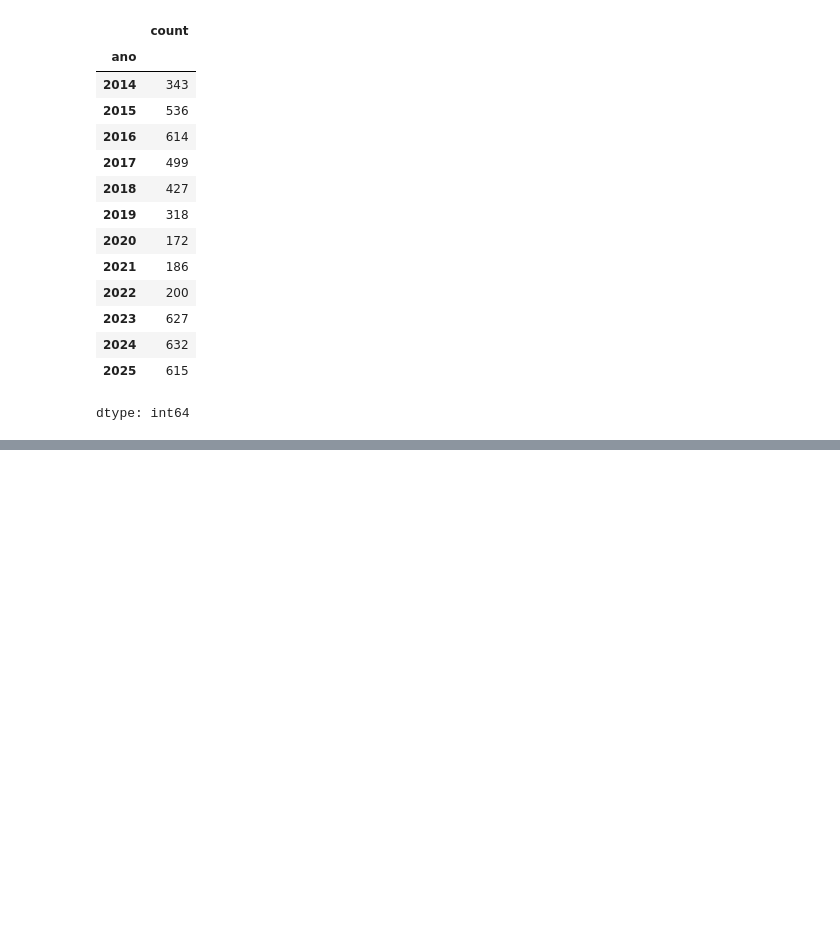
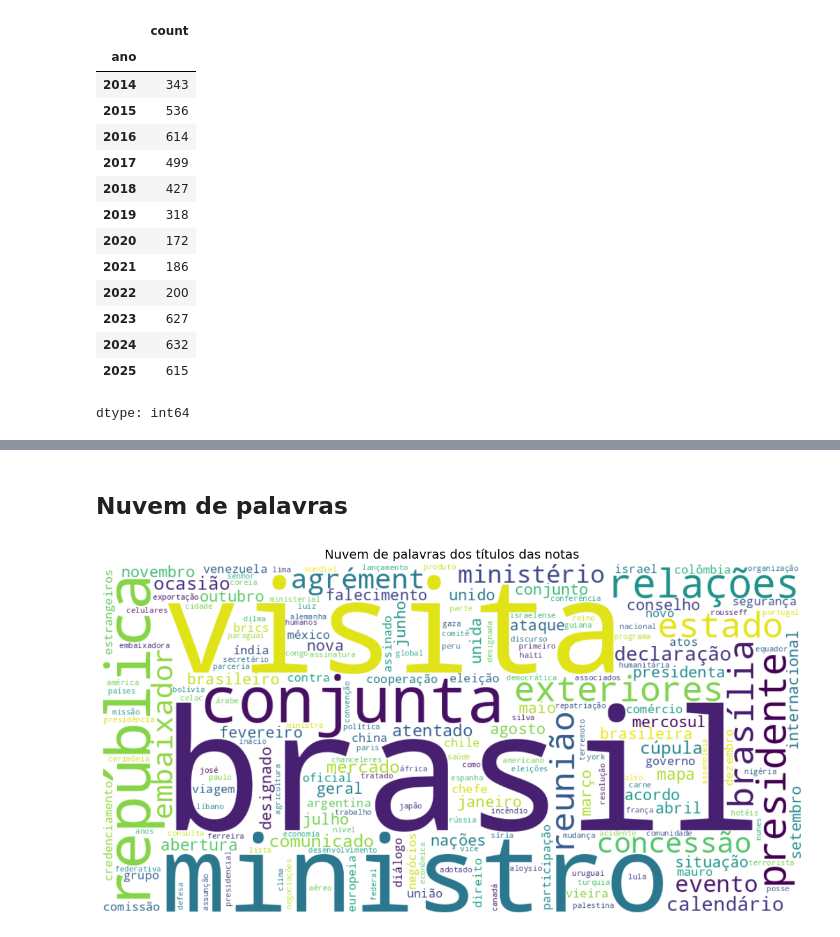
Before and after one commit to juborduchi/governanca-digital_mre, a Jupyter notebook: notebooks/analise_nota_mre.ipynb, the cells around one changed output, grey strips where cells are left out. Cells and saved outputs as stored; diff of their text form; code cells hidden in the pictures; blank space fills up the shorter version.

```diff
--- a/notebooks/analise_nota_mre.ipynb
+++ b/notebooks/analise_nota_mre.ipynb
@@ -376,0 +667,27 @@ dtype: int64
+# %% [markdown]
+## Nuvem de palavras
+# %%
+from wordcloud import WordCloud
+
+# Junta todos os títulos em um único texto gigante
+texto_titulos = ' '.join(df['titulo'].dropna()).lower()
+
+# Remove stopwords usando o set já definido
+wc = WordCloud(
+    width=1000,
+    height=500,
+    background_color='white',
+    stopwords=STOPWORDS_PT,
+    colormap='viridis',
+    min_word_length=4,
+    collocations=False,  # evita repetir bigramas
+).generate(texto_titulos)
+
+fig, ax = plt.subplots(figsize=(13, 6))
+ax.imshow(wc, interpolation='bilinear')
+ax.axis('off')
+ax.set_title('Nuvem de palavras dos títulos das notas', fontsize=14)
+plt.tight_layout()
+plt.show()
+# %% [output]
+[figure, added]
```
Also changed, not shown: parts of 22 cells of this notebook.
